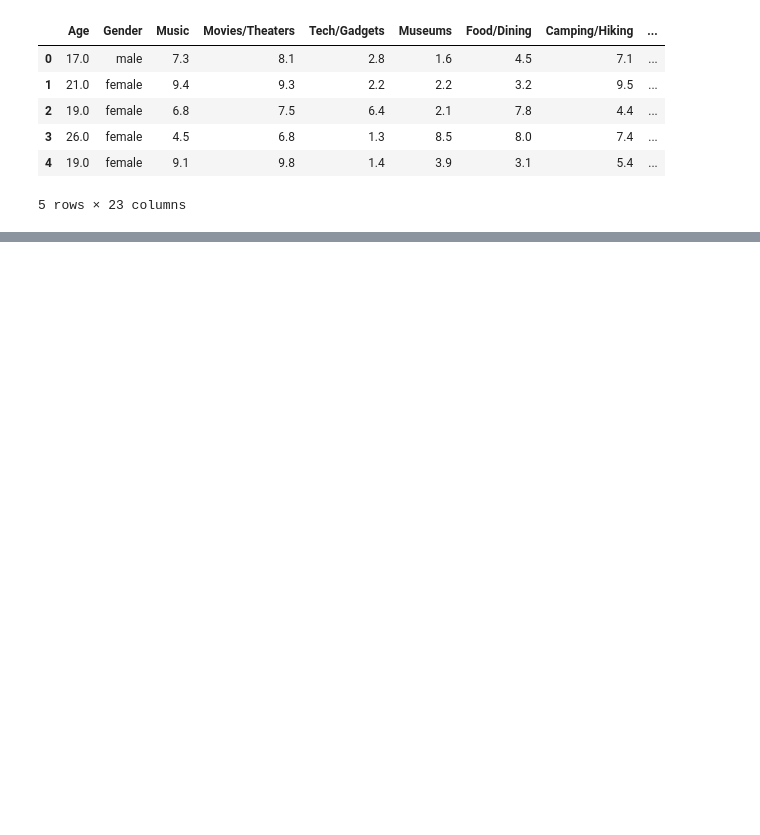
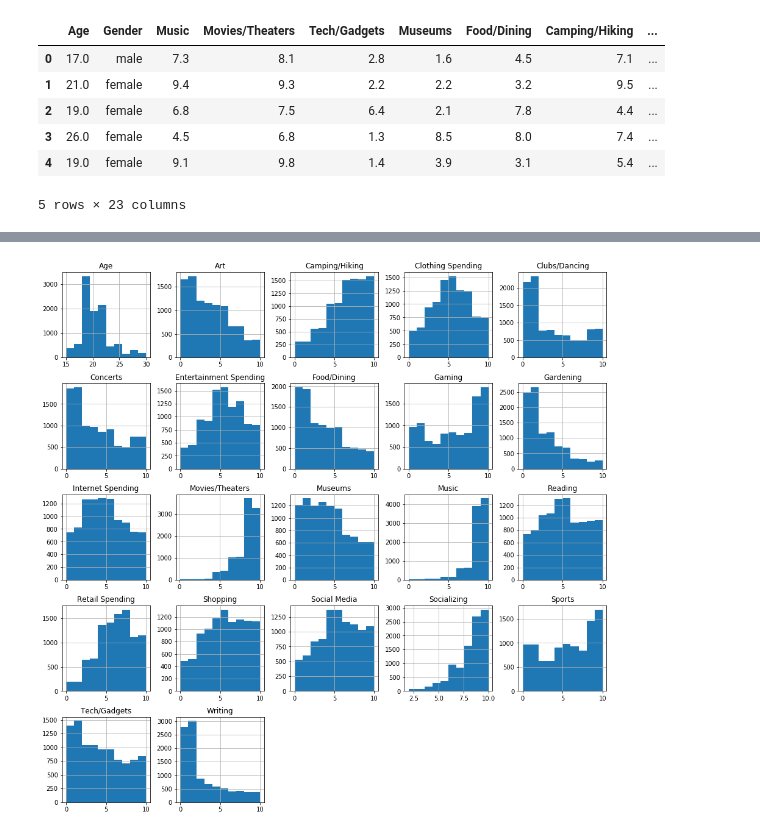
Before and after one commit to a19garcia95/PCA_for_targeted_audience, a Jupyter notebook: report.ipynb, the cells around one changed output, grey strips where cells are left out. Cells and saved outputs as stored; diff of their text form; code cells hidden in the pictures; blank space fills up the shorter version.

```diff
--- a/report.ipynb
+++ b/report.ipynb
@@ -14,0 +118,5 @@ df.head()
+# %%
+df.hist(figsize=(16,16))
+plt.show()
+# %% [output]
+[figure, added]
```
Also changed, not shown: parts of 35 cells of this notebook, 1 other file.
